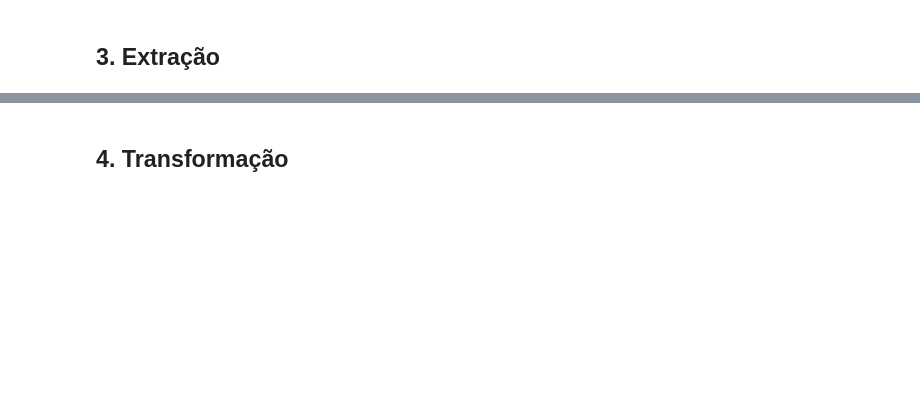
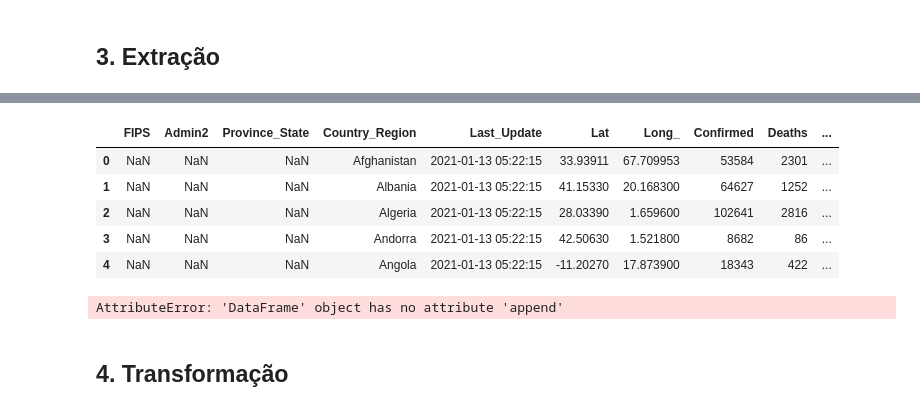
Before and after one commit to GreisonMontenari/Ebac-AnaliseDados, a Jupyter notebook: Profissao_Analista_de_dados_M28_Exercicio.ipynb, the cells around one changed output, grey strips where cells are left out. Drawn from its saved outputs; the diff is of its cells as text; code cells hidden in the pictures; blank space fills up the shorter version.

```diff
--- a/Profissao_Analista_de_dados_M28_Exercicio.ipynb
+++ b/Profissao_Analista_de_dados_M28_Exercicio.ipynb
@@ -189,0 +50,12 @@ O arquivo covid_data.csv não foi encontrado!
+# %%
+cases = pd.read_csv('https://raw.githubusercontent.com/CSSEGISandData/COVID-19/master/csse_covid_19_data/csse_covid_19_daily_reports/01-12-2021.csv', sep=',')
+# %%
+
+cases.head()
+# %% [output]
+|  | FIPS | Admin2 | Province_State | Country_Region | Last_Update | Lat | Long_ | Confirmed | Deaths | ... |
+| 0 | NaN | NaN | NaN | Afghanistan | 2021-01-13 05:22:15 | 33.93911 | 67.709953 | 53584 | 2301 | ... |
+| 1 | NaN | NaN | NaN | Albania | 2021-01-13 05:22:15 | 41.15330 | 20.168300 | 64627 | 1252 | ... |
+| 2 | NaN | NaN | NaN | Algeria | 2021-01-13 05:22:15 | 28.03390 | 1.659600 | 102641 | 2816 | ... |
+| 3 | NaN | NaN | NaN | Andorra | 2021-01-13 05:22:15 | 42.50630 | 1.521800 | 8682 | 86 | ... |
+| 4 | NaN | NaN | NaN | Angola | 2021-01-13 05:22:15 | -11.20270 | 17.873900 | 18343 | 422 | ... |
@@ -190,2 +71,24 @@ O arquivo covid_data.csv não foi encontrado!
+# %%
+cases = None
+cases_is_empty = True
+
+for date in date_range(start_date=start_date, end_date=end_date):
+
+  date_str = date.strftime('%m-%d-%Y')
+  data_source_url = f'https://raw.githubusercontent.com/CSSEGISandData/COVID-19/master/csse_covid_19_data/csse_covid_19_daily_reports/{date_str}.csv'
+
+  case = pd.read_csv(data_source_url, sep=',')
+
+  case = case.drop(['FIPS', 'Admin2', 'Last_Update', 'Lat', 'Long_', 'Recovered', 'Active', 'Combined_Key', 'Case_Fatality_Ratio'], axis=1)
+  case = case.query('Country_Region == "Brazil"').reset_index(drop=True)
+  case['Date'] = pd.to_datetime(date.strftime('%Y-%m-%d'))
+
+  if cases_is_empty:
+    cases = case
+    cases_is_empty = False
+  else:
+    cases = cases.append(case, ignore_index=True)
+# %% [output]
+AttributeError: 'DataFrame' object has no attribute 'append'
 # %% [markdown]
 ## 4\. Transformação
```
Also changed, not shown: parts of 43 cells of this notebook.
